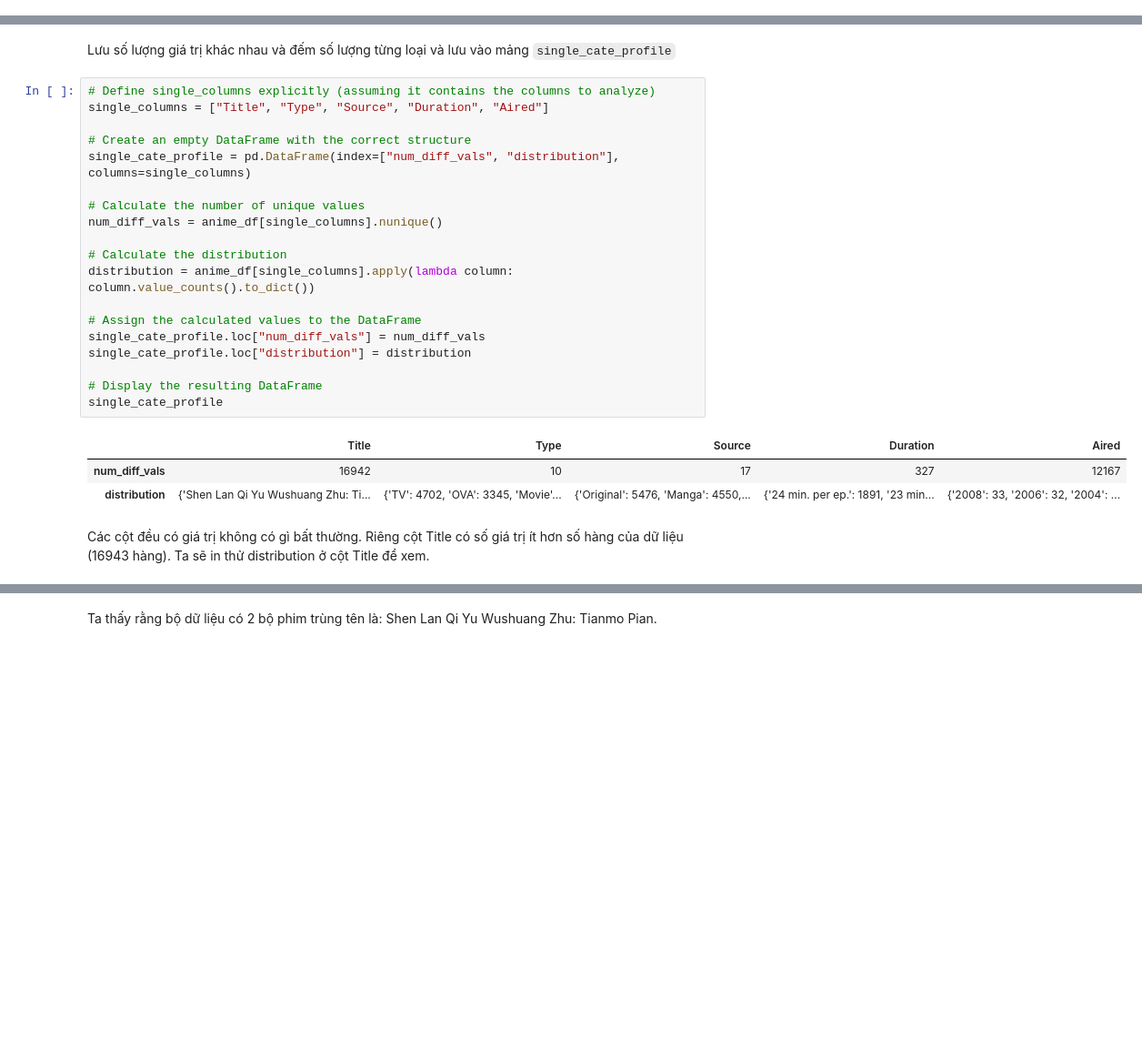
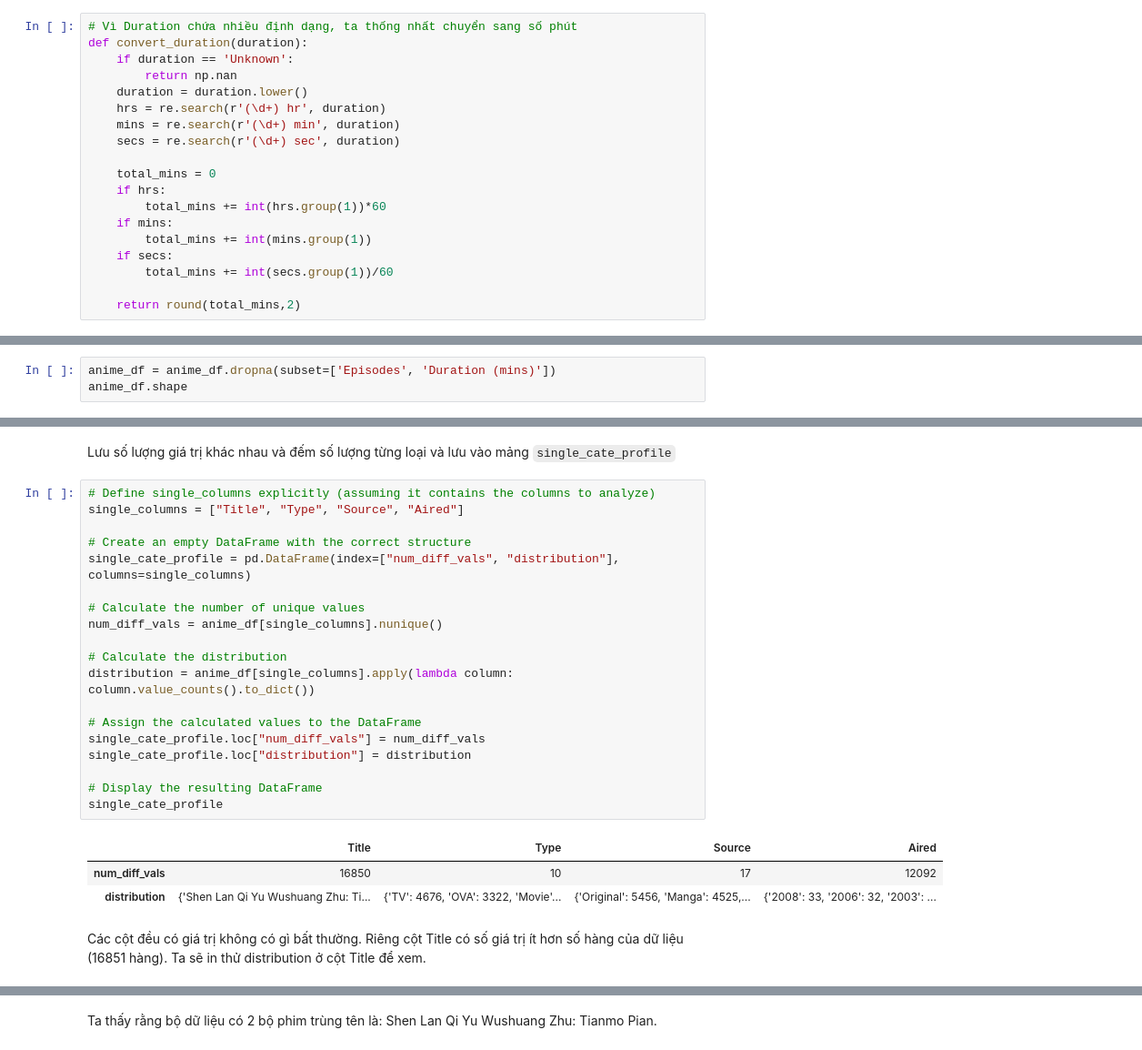
Before and after one commit to V1nk4n/Intro2DS_FinalProject, a Jupyter notebook: data_exploration/data_explorations.ipynb, the cells around one changed output, grey strips where cells are left out. Shown: that part at 91% size. Saved outputs shown, nothing was run; the diff lists cells and outputs as text; blank space fills up the shorter version.

```diff
--- a/data_exploration/data_explorations.ipynb
+++ b/data_exploration/data_explorations.ipynb
@@ -138,0 +155,19 @@ for col in col_convert:
+# %%
+# Vì Duration chứa nhiều định dạng, ta thống nhất chuyển sang số phút
+def convert_duration(duration):
+    if duration == 'Unknown':
+        return np.nan
+    duration = duration.lower()
+    hrs = re.search(r'(\d+) hr', duration)
+    mins = re.search(r'(\d+) min', duration)
+    secs = re.search(r'(\d+) sec', duration)
+
+    total_mins = 0
+    if hrs:
+        total_mins += int(hrs.group(1))*60
+    if mins:
+        total_mins += int(mins.group(1))
+    if secs:
+        total_mins += int(secs.group(1))/60
+
+    return round(total_mins,2)
@@ -221,0 +276,3 @@ anime_df.shape
+# %%
+anime_df = anime_df.dropna(subset=['Episodes', 'Duration (mins)'])
+anime_df.shape
@@ -280,29 +339,29 @@ Ta thấy các cột này có giá trị thiếu rất ít có thể do các d
 Lưu số lượng giá trị khác nhau và đếm số lượng từng loại và lưu vào mảng `single_cate_profile`
 # %%
 # Define single_columns explicitly (assuming it contains the columns to analyze)
-single_columns = ["Title", "Type", "Source", "Duration", "Aired"]
+single_columns = ["Title", "Type", "Source", "Aired"]
 
 # Create an empty DataFrame with the correct structure
 single_cate_profile = pd.DataFrame(index=["num_diff_vals", "distribution"], columns=single_columns)
 
 # Calculate the number of unique values
 num_diff_vals = anime_df[single_columns].nunique()
 
 # Calculate the distribution
 distribution = anime_df[single_columns].apply(lambda column: column.value_counts().to_dict())
 
 # Assign the calculated values to the DataFrame
 single_cate_profile.loc["num_diff_vals"] = num_diff_vals
 single_cate_profile.loc["distribution"] = distribution
 
 # Display the resulting DataFrame
 single_cate_profile
 # %% [output]
-|  | Title | Type | Source | Duration | Aired |
-| num_diff_vals | 16942 | 10 | 17 | 327 | 12167 |
-| distribution | {'Shen Lan Qi Yu Wushuang Zhu: Ti... | {'TV': 4702, 'OVA': 3345, 'Movie'... | {'Original': 5476, 'Manga': 4550,... | {'24 min. per ep.': 1891, '23 min... | {'2008': 33, '2006': 32, '2004': ... |
+|  | Title | Type | Source | Aired |
+| num_diff_vals | 16850 | 10 | 17 | 12092 |
+| distribution | {'Shen Lan Qi Yu Wushuang Zhu: Ti... | {'TV': 4676, 'OVA': 3322, 'Movie'... | {'Original': 5456, 'Manga': 4525,... | {'2008': 33, '2006': 32, '2003': ... |
 # %% [markdown]
-Các cột đều có giá trị không có gì bất thường. Riêng cột Title có số giá trị ít hơn số hàng của dữ liệu (16943 hàng). Ta sẽ in thử distribution ở cột Title để xem.
+Các cột đều có giá trị không có gì bất thường. Riêng cột Title có số giá trị ít hơn số hàng của dữ liệu (16851 hàng). Ta sẽ in thử distribution ở cột Title để xem.
 # %%
 single_cate_profile.loc['distribution','Title']
 # %% [output]
```
Also changed, not shown: parts of 30 cells of this notebook, 6 other files.
